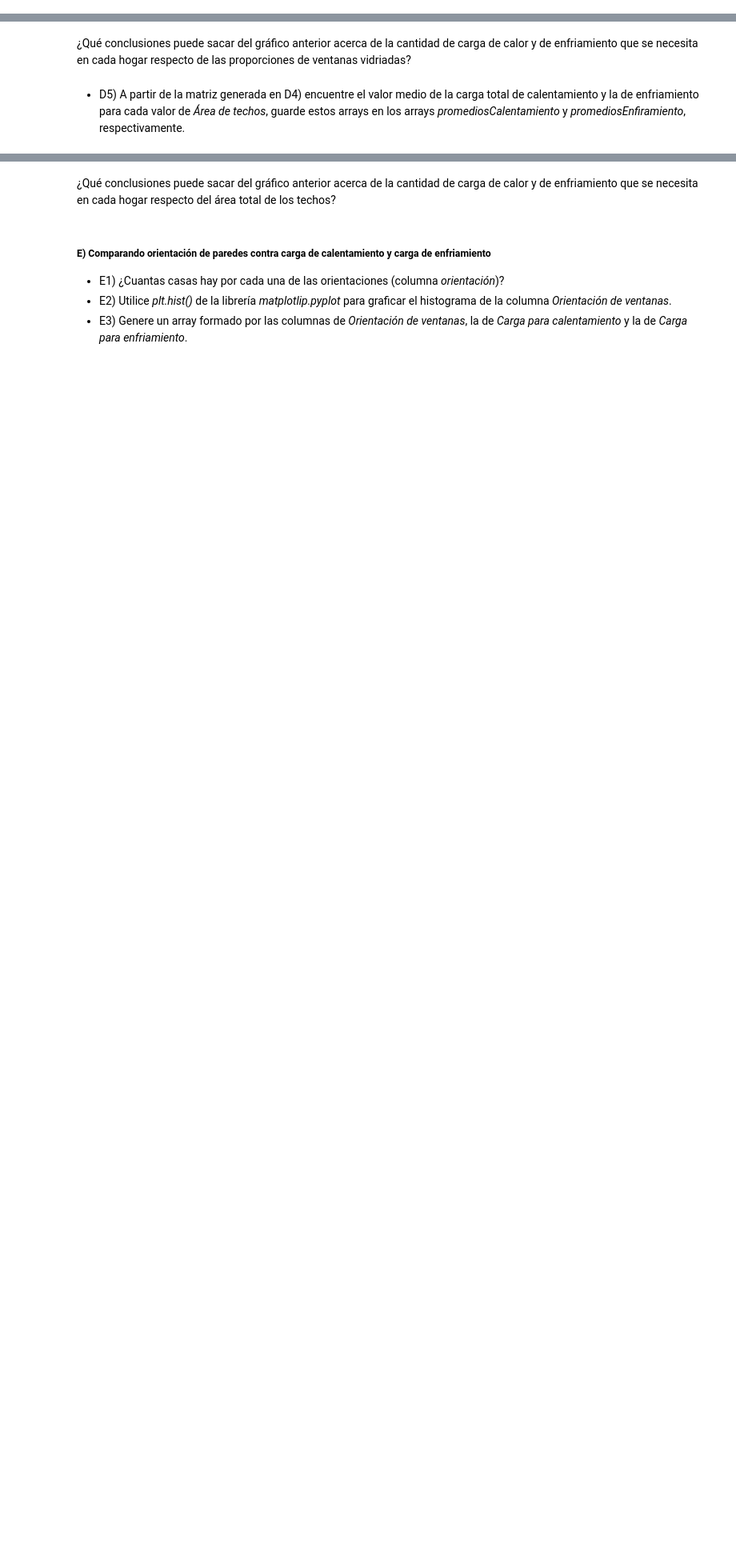
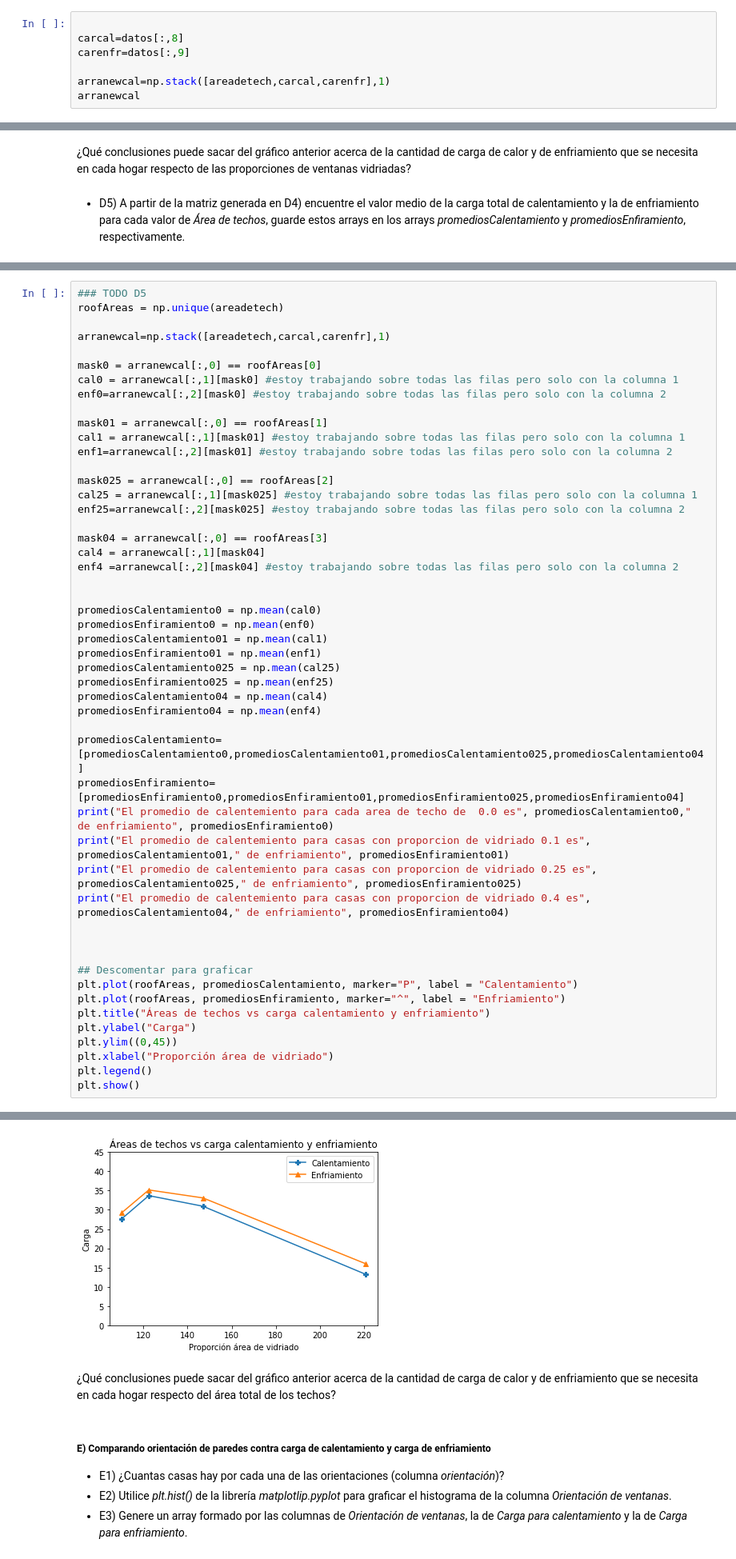
Before and after one commit to maximilianog258/PDAMaxiG, a Jupyter notebook: Jupyter teoría parte 6/Ejercitación Numpy/Módulo 6 - Ejercicios.ipynb, the cells around one changed output, grey strips where cells are left out. Shown at 80% size. Saved outputs shown, nothing was run; the diff lists cells and outputs as text; blank space fills up the shorter version.

```diff
--- a/Jupyter teoría parte 6/Ejercitación Numpy/Módulo 6 - Ejercicios.ipynb
+++ b/Jupyter teoría parte 6/Ejercitación Numpy/Módulo 6 - Ejercicios.ipynb
@@ -311,0 +561,7 @@ promediosEnfiramiento = ___
+# %%
+
+carcal=datos[:,8]
+carenfr=datos[:,9]
+
+arranewcal=np.stack([areadetech,carcal,carenfr],1)
+arranewcal
@@ -330,0 +580,51 @@ promediosEnfiramiento = ___
+# %%
+### TODO D5
+roofAreas = np.unique(areadetech)
+
+arranewcal=np.stack([areadetech,carcal,carenfr],1)
+
+mask0 = arranewcal[:,0] == roofAreas[0]
+cal0 = arranewcal[:,1][mask0] #estoy trabajando sobre todas las filas pero solo con la columna 1
+enf0=arranewcal[:,2][mask0] #estoy trabajando sobre todas las filas pero solo con la columna 2
+
+mask01 = arranewcal[:,0] == roofAreas[1]
+cal1 = arranewcal[:,1][mask01] #estoy trabajando sobre todas las filas pero solo con la columna 1
+enf1=arranewcal[:,2][mask01] #estoy trabajando sobre todas las filas pero solo con la columna 2
+
+mask025 = arranewcal[:,0] == roofAreas[2]
+cal25 = arranewcal[:,1][mask025] #estoy trabajando sobre todas las filas pero solo con la columna 1
+enf25=arranewcal[:,2][mask025] #estoy trabajando sobre todas las filas pero solo con la columna 2
+
+mask04 = arranewcal[:,0] == roofAreas[3]
+cal4 = arranewcal[:,1][mask04]
+enf4 =arranewcal[:,2][mask04] #estoy trabajando sobre todas las filas pero solo con la columna 2
+
+
+promediosCalentamiento0 = np.mean(cal0)
+promediosEnfiramiento0 = np.mean(enf0)
+promediosCalentamiento01 = np.mean(cal1)
+promediosEnfiramiento01 = np.mean(enf1)
+promediosCalentamiento025 = np.mean(cal25)
+promediosEnfiramiento025 = np.mean(enf25)
+promediosCalentamiento04 = np.mean(cal4)
+promediosEnfiramiento04 = np.mean(enf4)
+
+promediosCalentamiento= [promediosCalentamiento0,promediosCalentamiento01,promediosCalentamiento025,promediosCalentamiento04]
+promediosEnfiramiento=[promediosEnfiramiento0,promediosEnfiramiento01,promediosEnfiramiento025,promediosEnfiramiento04]
+print("El promedio de calentemiento para cada area de techo de  0.0 es", promediosCalentamiento0," de enfriamiento", promediosEnfiramiento0)
+print("El promedio de calentemiento para casas con proporcion de vidriado 0.1 es", promediosCalentamiento01," de enfriamiento", promediosEnfiramiento01)
+print("El promedio de calentemiento para casas con proporcion de vidriado 0.25 es", promediosCalentamiento025," de enfriamiento", promediosEnfiramiento025)
+print("El promedio de calentemiento para casas con proporcion de vidriado 0.4 es", promediosCalentamiento04," de enfriamiento", promediosEnfiramiento04)
+
+
+
+## Descomentar para graficar
+plt.plot(roofAreas, promediosCalentamiento, marker="P", label = "Calentamiento")
+plt.plot(roofAreas, promediosEnfiramiento, marker="^", label = "Enfriamiento")
+plt.title("Áreas de techos vs carga calentamiento y enfriamiento")
+plt.ylabel("Carga")
+plt.ylim((0,45))
+plt.xlabel("Proporción área de vidriado")
+plt.legend()
+plt.show()
+# %% [output]
@@ -331,3 +635,4 @@ promediosEnfiramiento = ___
+[figure, added]
 # %% [markdown]
 ¿Qué conclusiones puede sacar del gráfico anterior acerca de la cantidad de carga de calor y de enfriamiento que se necesita en cada hogar respecto del área total de los techos?
 # %% [markdown]
```
Also changed, not shown: parts of 26 cells of this notebook.
